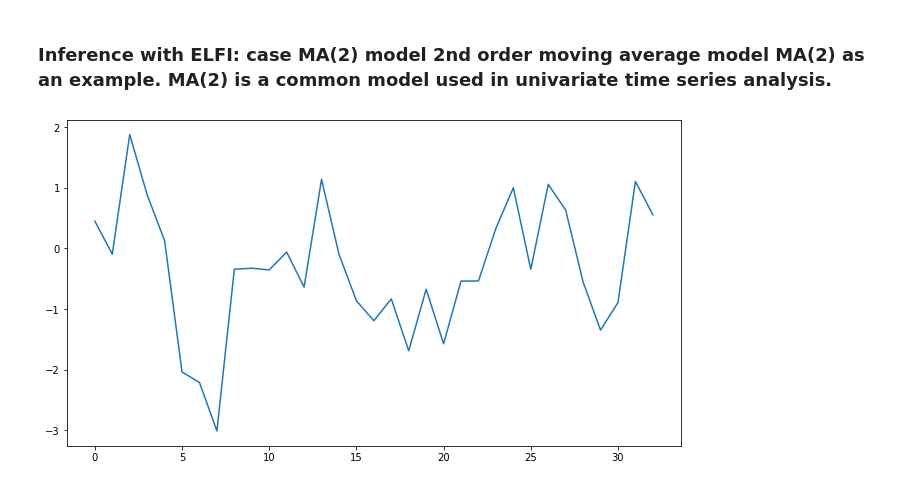
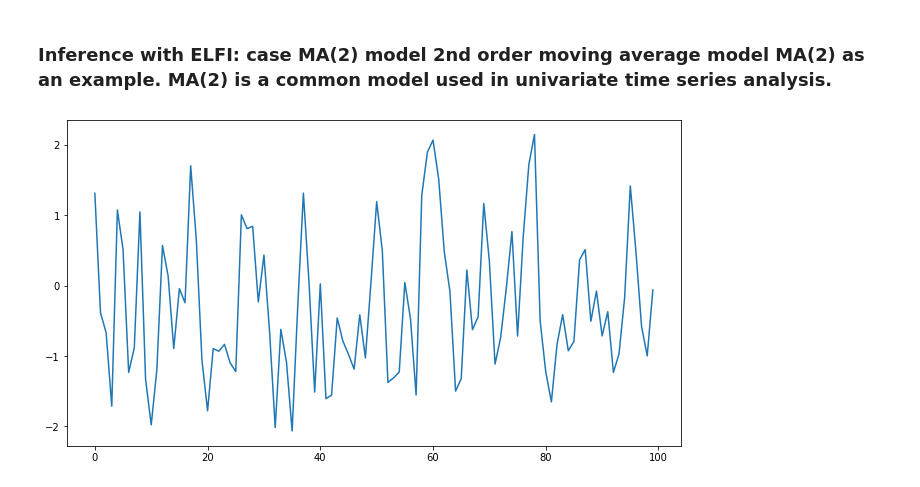
Before and after one commit to ADiglet/DataABC, a Jupyter notebook: DataAssimilation2.ipynb, the cells around one changed output. Saved outputs shown, nothing was run; the diff lists cells and outputs as text; code cells hidden in the pictures.

```diff
--- a/DataAssimilation2.ipynb
+++ b/DataAssimilation2.ipynb
@@ -11,6 +11,12 @@ import matplotlib.pyplot as plt
 # Set an arbitrary seed and a global random state to keep the randomly generated quantities the same between runs
 seed = 20170530  # this will be separately given to ELFI
 np.random.seed(seed)
+# %%
+how_huge_dataset = 100
+x = range(how_huge_dataset)
+#Defining training set
+train = x[33:66]
+train = np.array(train).reshape((1, len(train)))
 # %% [markdown]
 ### Inference with ELFI: case MA(2) model 2nd order moving average model MA(2) as an example. MA(2) is a common model used in univariate time series analysis.
 # %%
@@ -35,15 +41,16 @@ def plot_MA2(t1, t2, data):
 # %%
 # true parameters
 t1_true = 0.6
 t2_true = 0.2
 
-y_obs = MA2(t1_true, t2_true,n_obs=33)
-
+y_obs = MA2(t1_true, t2_true)
+#Training set
+y_obs2 = MA2(t1_true, t2_true,n_obs=33)
 # Plot the observed sequence
 plt.figure(figsize=(11, 6));
 plt.plot(y_obs.ravel());
 # %% [output]
-[figure, old version]
+[figure, new version]
 # %%
 # a node is defined by giving a distribution from scipy.stats together with any arguments (here 0 and 2)
 t1_param = elfi.Prior(scipy.stats.uniform, 0, 2)
```
Also changed, not shown: parts of 3 cells of this notebook.
